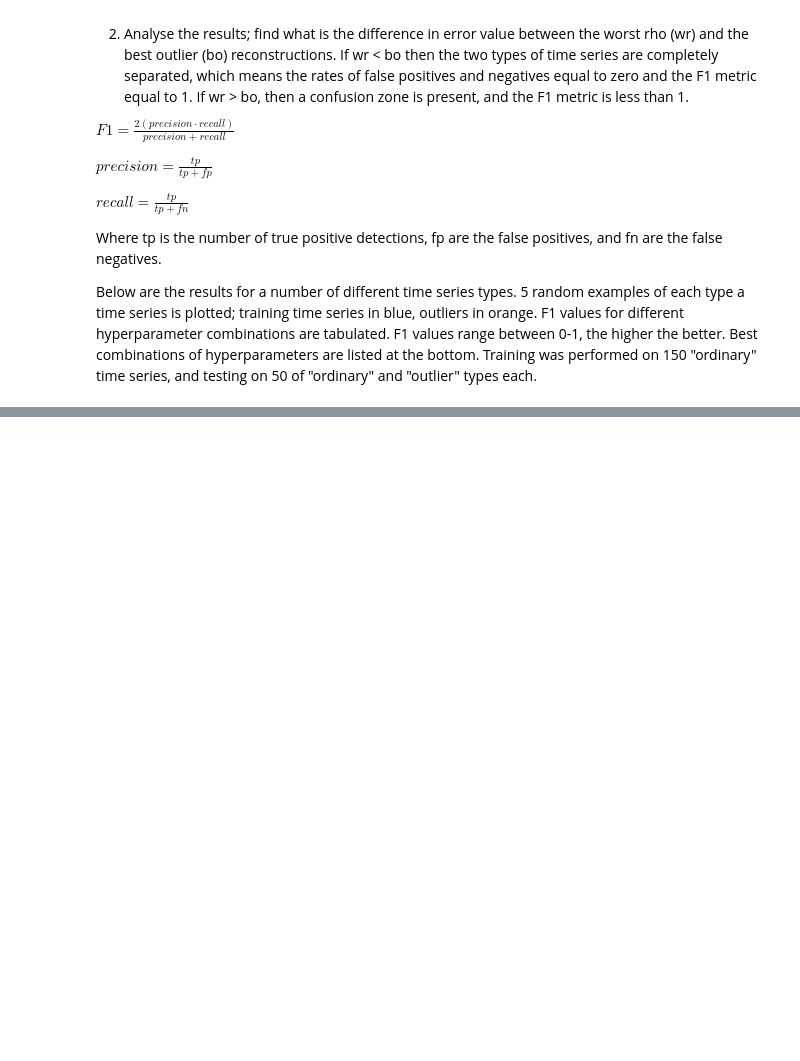
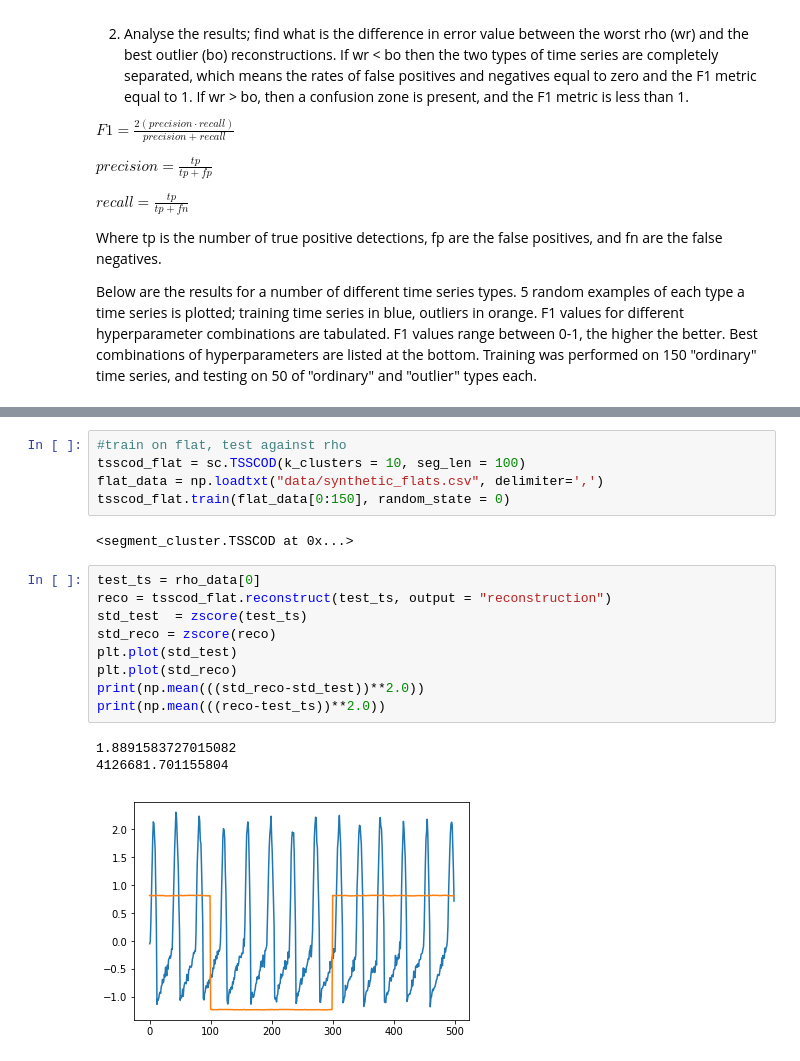
Before and after one commit to jorwatkapola/timeseries_segment_clustering, a Jupyter notebook: algorithm_tests_synthetic_data.ipynb, the cells around one changed output, grey strips where cells are left out. Drawn from its saved outputs; the diff is of its cells as text; blank space fills up the shorter version.

Commit message:
added new metrics to the reconstruction

```diff
--- a/algorithm_tests_synthetic_data.ipynb
+++ b/algorithm_tests_synthetic_data.ipynb
@@ -204,0 +238,20 @@ K200.0     0.84     1.00      0.95       1.0      0.98
+# %%
+#train on flat, test against rho
+tsscod_flat = sc.TSSCOD(k_clusters = 10, seg_len = 100)
+flat_data = np.loadtxt("data/synthetic_flats.csv", delimiter=',')
+tsscod_flat.train(flat_data[0:150], random_state = 0)
+# %% [output]
+<segment_cluster.TSSCOD at 0x...>
+# %%
+test_ts = rho_data[0]
+reco = tsscod_flat.reconstruct(test_ts, output = "reconstruction")
+std_test  = zscore(test_ts)
+std_reco = zscore(reco)
+plt.plot(std_test)
+plt.plot(std_reco)
+print(np.mean(((std_reco-std_test))**2.0))
+print(np.mean(((reco-test_ts))**2.0))
+# %% [output]
+1.8891583727015082
+4126681.701155804
+[figure, added]
```
Also changed, not shown: parts of 14 cells of this notebook, 43 other files.
